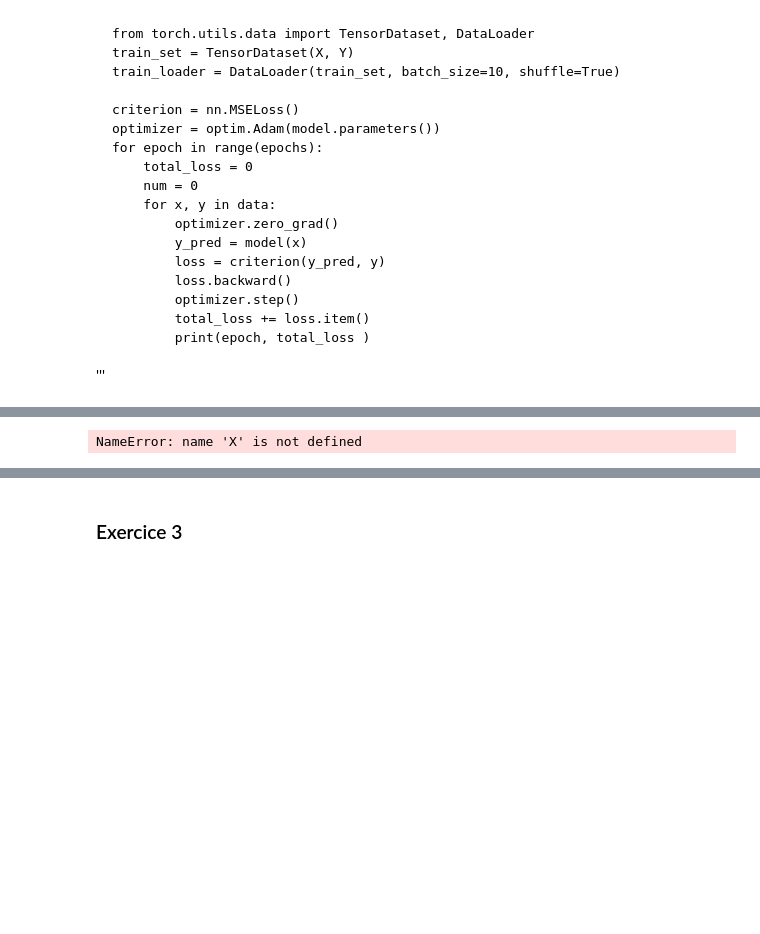
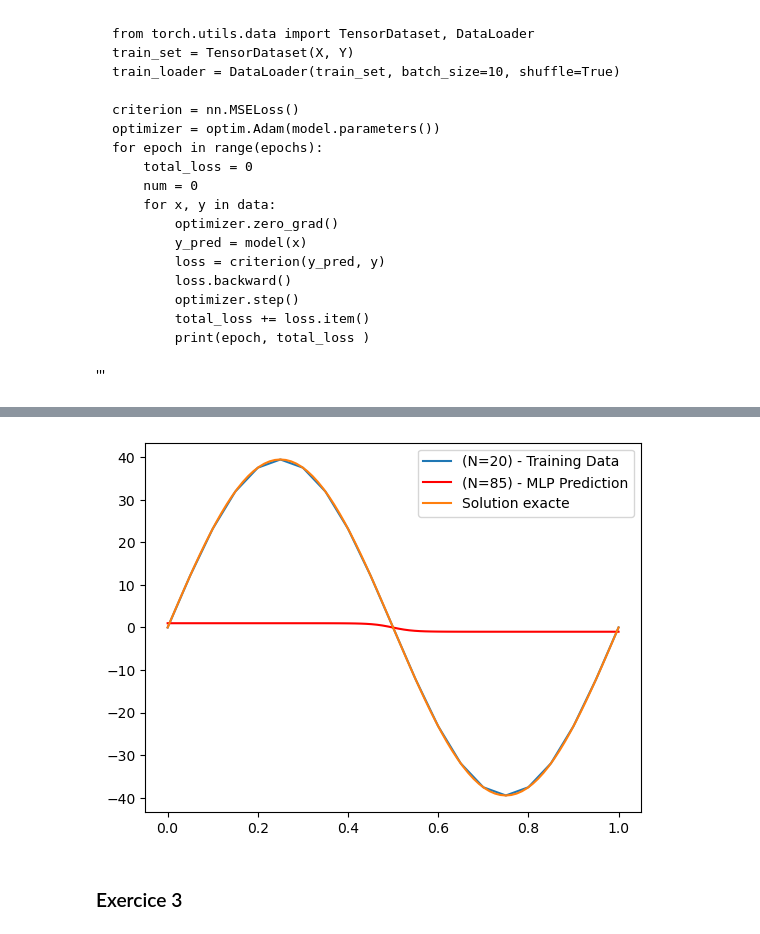
Before and after one commit to InfmathAxel/M2-csmi, a Jupyter notebook: SCIml/TP1.ipynb, the cells around one changed output, grey strips where cells are left out. Drawn from its saved outputs; the diff is of its cells as text; code cells hidden in the pictures; blank space fills up the shorter version.

```diff
--- a/SCIml/TP1.ipynb
+++ b/SCIml/TP1.ipynb
@@ -165,20 +166,45 @@ tensor([[0.0548, 0.7705, 0.4727],
-# %%
-from torch.utils.data import TensorDataset, DataLoader
-train_set = TensorDataset(X, Y)
-train_loader = DataLoader(train_set, batch_size=10, shuffle=True)
-
-criterion = nn.MSELoss()
-optimizer = optim.Adam(model.parameters())
-for epoch in range(epochs):
-    total_loss = 0
-    num = 0
-    for x, y in data:
-        optimizer.zero_grad()
-        y_pred = model(x)
-        loss = criterion(y_pred, y)
-        loss.backward()
-        optimizer.step()
-        total_loss += loss.item()
-        print(epoch, total_loss )
-# %% [output]
-NameError: name 'X' is not defined
+# %%
+from torch.utils.data import TensorDataset, DataLoader
+def generate_data(N):
+    Mh = np.linspace(0, 1, N + 1)
+    f = 4.0 * np.pi**2.0 * np.sin(2.0 * np.pi * Mh)
+    return Mh, f
+
+def solve_with_torch(N, epochs=5000, learning_rate=0.00004):
+    Mh, f = generate_data(N)
+    Mh = torch.tensor(Mh, dtype=torch.float32).unsqueeze(1)
+    f = torch.tensor(f, dtype=torch.float32).unsqueeze(1)
+
+    model = mlp([1, 20, 20, 20, 1])  # 1 entrée, 3 couches cachées de 20 neurones chacune, 1 sortie
+
+    criterion = nn.MSELoss()
+    optimizer = optim.Adam(model.parameters(), lr=learning_rate)
+
+    for epoch in range(epochs):
+        optimizer.zero_grad()
+        y_pred = model(Mh)
+        loss = criterion(y_pred, f)
+        loss.backward()
+        optimizer.step()
+
+        if epoch % 100 == 0:
+            print(f'Epoch {epoch}/{epochs} - Loss: {loss.item()}')
+
+
+    Mh_test = torch.linspace(0, 1, 85).unsqueeze(1)
+    pred = model(Mh_test).detach().numpy()
+
+    return Mh_test.numpy(), pred, f.detach().numpy(), Mh.numpy()
+
+N = 20
+Mh_test, pred, f_train, Mh_train = solve_with_torch(N)
+Mh_exact = np.linspace(0, 1, 85)
+exact_solution = 4.0 * np.pi ** 2.0 * np.sin(2.0 * np.pi * Mh_exact)
+
+
+plt.plot(Mh_train, f_train, label='(N=20) - Training Data')
+plt.plot(Mh_test, pred, color='red', label='(N=85) - MLP Prediction')
+plt.plot(Mh_exact, exact_solution, label='Solution exacte')
+plt.legend()
+plt.show()
+# %% [output]
@@ -185,3 +228,4 @@ NameError: name 'X' is not defined
+[figure, added]
 # %% [markdown]
 ### Exercice 3
 # %% [markdown]
```
Also changed, not shown: parts of 3 cells of this notebook, 1 other file.
